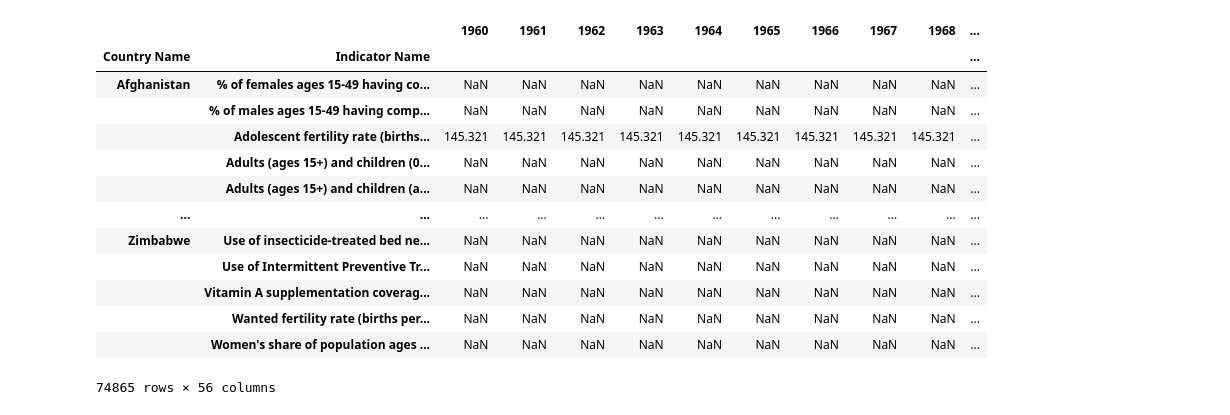
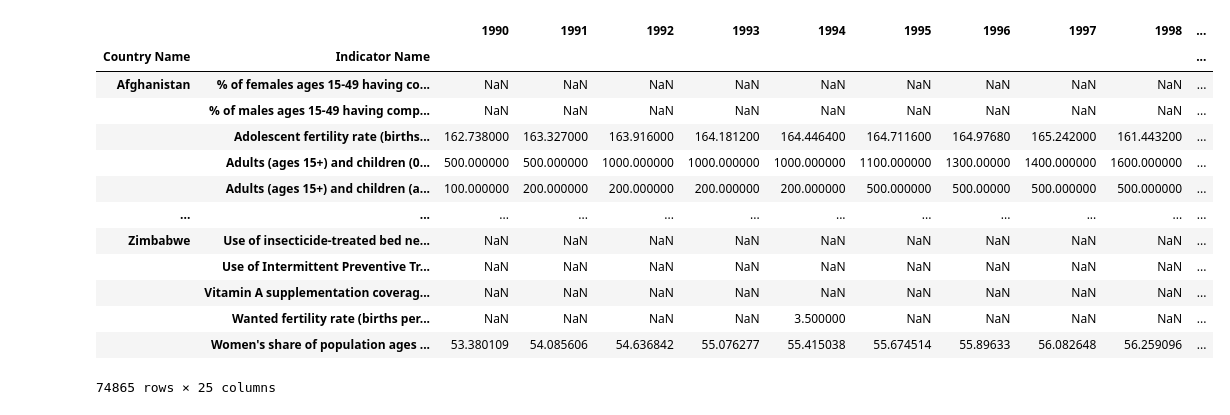
Before and after one commit to IsaacDaHanes/world_health, a Jupyter notebook: notebooks/health_stats_global.ipynb, the cells around one changed output. Drawn from its saved outputs; the diff is of its cells as text; code cells hidden in the pictures.

```diff
--- a/notebooks/health_stats_global.ipynb
+++ b/notebooks/health_stats_global.ipynb
@@ -11,22 +25,30 @@ Clean Dataframe, narrow down to countries only and set the country name and indi
 # %%
+# Dataframe Cleaning
+
+# Step 1
 cleandf = health_stats_df.drop(['Indicator Code','Country Code','Unnamed: 60'], axis=1)
+# Step 2
 cleandf = cleandf.set_index('Country Name')
 cleandf = cleandf.loc['Afghanistan':, :]
+# Step 3
 cleandf = cleandf.reset_index()
 cleandf = cleandf.set_index(['Country Name', 'Indicator Name'])
+#Step 4
+cleandf = cleandf.loc[:, '1990':'2014']
+
 cleandf
 # %% [output]
-|  |  | 1960 | 1961 | 1962 | 1963 | 1964 | 1965 | 1966 | 1967 | 1968 | ... |
+|  |  | 1990 | 1991 | 1992 | 1993 | 1994 | 1995 | 1996 | 1997 | 1998 | ... |
 | Country Name | Indicator Name |  |  |  |  |  |  |  |  |  | ... |
 | Afghanistan | % of females ages 15-49 having co... | NaN | NaN | NaN | NaN | NaN | NaN | NaN | NaN | NaN | ... |
 |  | % of males ages 15-49 having comp... | NaN | NaN | NaN | NaN | NaN | NaN | NaN | NaN | NaN | ... |
-|  | Adolescent fertility rate (births... | 145.321 | 145.321 | 145.321 | 145.321 | 145.321 | 145.321 | 145.321 | 145.321 | 145.321 | ... |
-|  | Adults (ages 15+) and children (0... | NaN | NaN | NaN | NaN | NaN | NaN | NaN | NaN | NaN | ... |
-|  | Adults (ages 15+) and children (a... | NaN | NaN | NaN | NaN | NaN | NaN | NaN | NaN | NaN | ... |
+|  | Adolescent fertility rate (births... | 162.738000 | 163.327000 | 163.916000 | 164.181200 | 164.446400 | 164.711600 | 164.97680 | 165.242000 | 161.443200 | ... |
+|  | Adults (ages 15+) and children (0... | 500.000000 | 500.000000 | 1000.000000 | 1000.000000 | 1000.000000 | 1100.000000 | 1300.00000 | 1400.000000 | 1600.000000 | ... |
+|  | Adults (ages 15+) and children (a... | 100.000000 | 200.000000 | 200.000000 | 200.000000 | 200.000000 | 500.000000 | 500.00000 | 500.000000 | 500.000000 | ... |
 | ... | ... | ... | ... | ... | ... | ... | ... | ... | ... | ... | ... |
 | Zimbabwe | Use of insecticide-treated bed ne... | NaN | NaN | NaN | NaN | NaN | NaN | NaN | NaN | NaN | ... |
 |  | Use of Intermittent Preventive Tr... | NaN | NaN | NaN | NaN | NaN | NaN | NaN | NaN | NaN | ... |
 |  | Vitamin A supplementation coverag... | NaN | NaN | NaN | NaN | NaN | NaN | NaN | NaN | NaN | ... |
-|  | Wanted fertility rate (births per... | NaN | NaN | NaN | NaN | NaN | NaN | NaN | NaN | NaN | ... |
-|  | Women's share of population ages ... | NaN | NaN | NaN | NaN | NaN | NaN | NaN | NaN | NaN | ... |
+|  | Wanted fertility rate (births per... | NaN | NaN | NaN | NaN | 3.500000 | NaN | NaN | NaN | NaN | ... |
+|  | Women's share of population ages ... | 53.380109 | 54.085606 | 54.636842 | 55.076277 | 55.415038 | 55.674514 | 55.89633 | 56.082648 | 56.259096 | ... |
-74865 rows × 56 columns
+74865 rows × 25 columns
```
Also changed, not shown: parts of 67 cells of this notebook, 1 other file.
